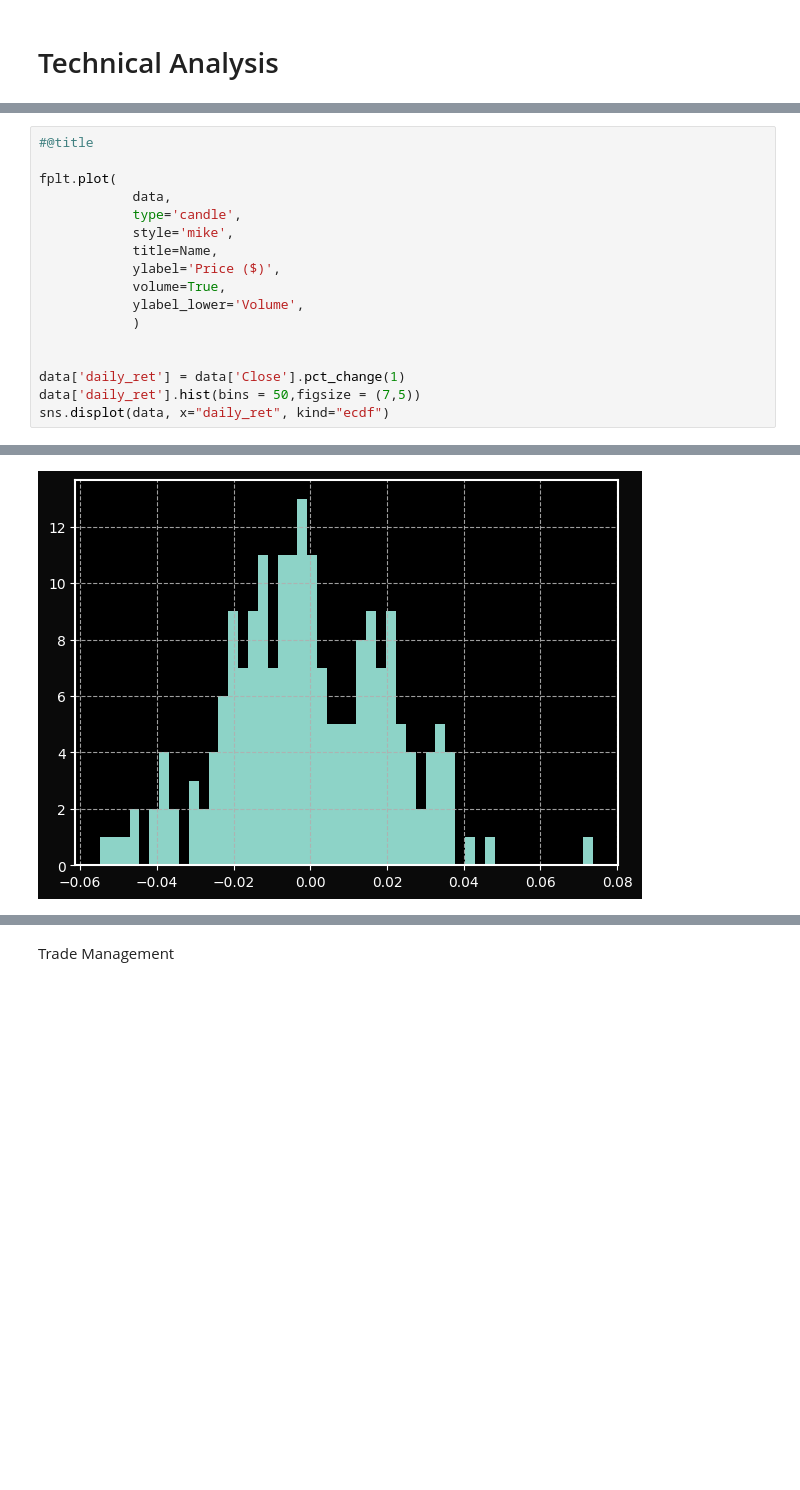
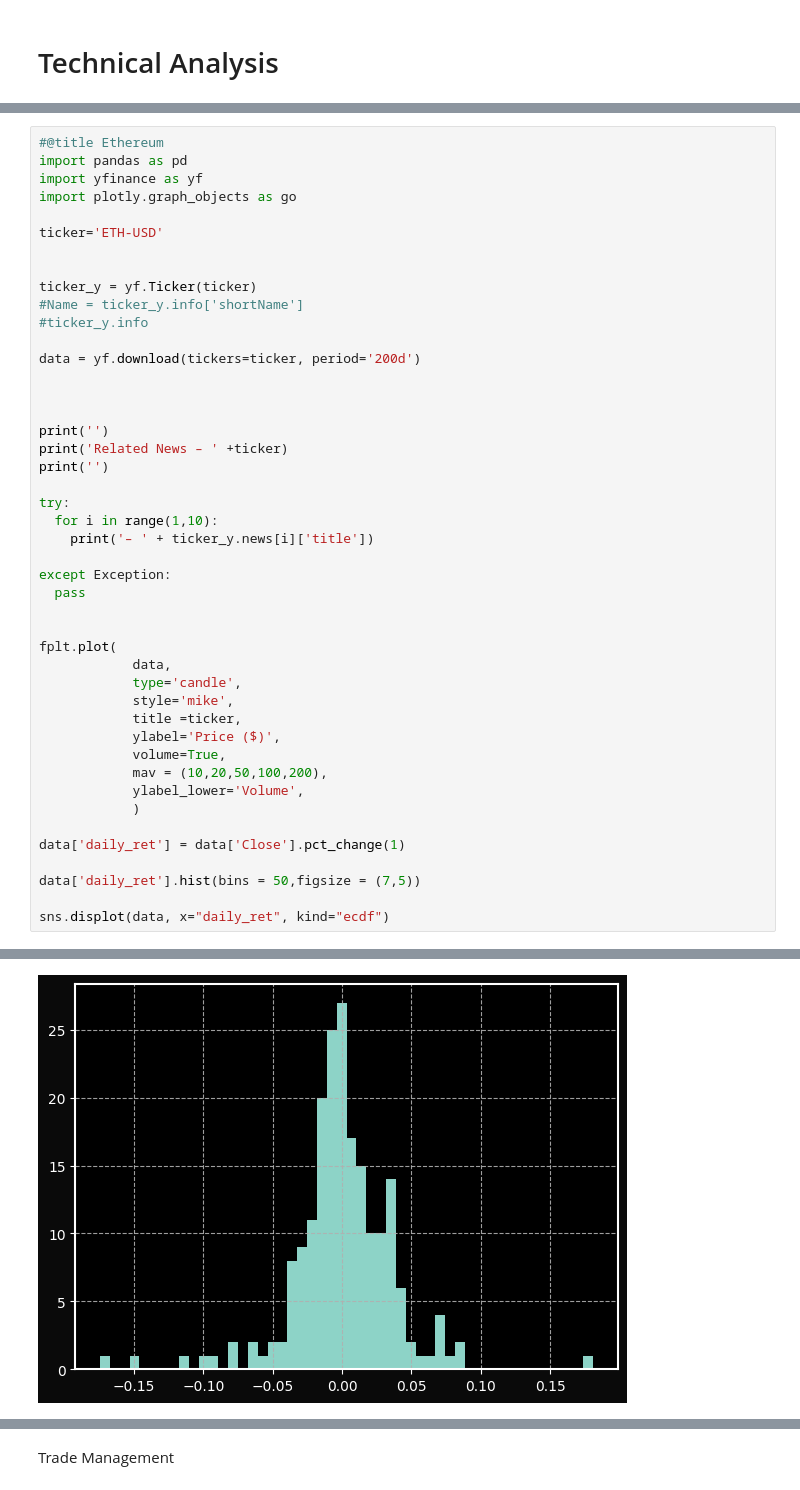
Before and after one commit to custom-hyper/Analytics, a Jupyter notebook: Trading_Report.ipynb, the cells around one changed output, grey strips where cells are left out. Cells and saved outputs as stored; diff of their text form; blank space fills up the shorter version.

```diff
--- a/Trading_Report.ipynb
+++ b/Trading_Report.ipynb
@@ -407,18 +370,46 @@ Related News – QQQ
 # %%
-#@title
+#@title Ethereum
+import pandas as pd
+import yfinance as yf
+import plotly.graph_objects as go
+
+ticker='ETH-USD'
+
+
+ticker_y = yf.Ticker(ticker)
+#Name = ticker_y.info['shortName']
+#ticker_y.info
+
+data = yf.download(tickers=ticker, period='200d')
+
+
+
+print('')
+print('Related News – ' +ticker)
+print('')
+
+try:
+  for i in range(1,10):
+    print('– ' + ticker_y.news[i]['title'])
+
+except Exception:
+  pass
+
 
 fplt.plot(
             data,
             type='candle',
             style='mike',
-            title=Name,
+            title =ticker,
             ylabel='Price ($)',
             volume=True,
+            mav = (10,20,50,100,200),
             ylabel_lower='Volume',
             )
 
+data['daily_ret'] = data['Close'].pct_change(1)
 
-data['daily_ret'] = data['Close'].pct_change(1)
 data['daily_ret'].hist(bins = 50,figsize = (7,5))
+
 sns.displot(data, x="daily_ret", kind="ecdf")
 # %% [output]
@@ -427 +429 @@ sns.displot(data, x="daily_ret", kind="ecdf")
-[figure, old version]
+[figure, new version]
```
Also changed, not shown: parts of 31 cells of this notebook.
